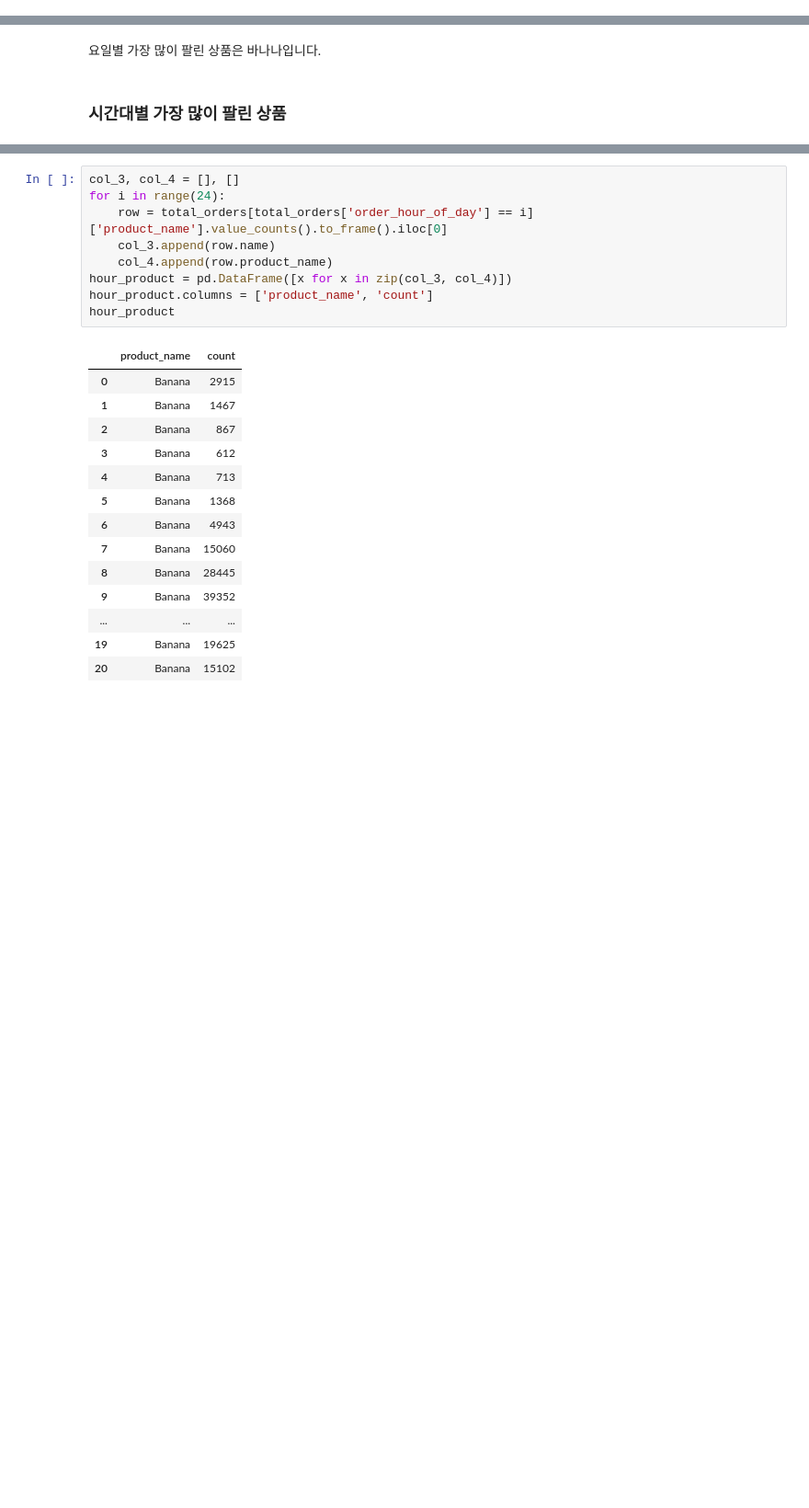
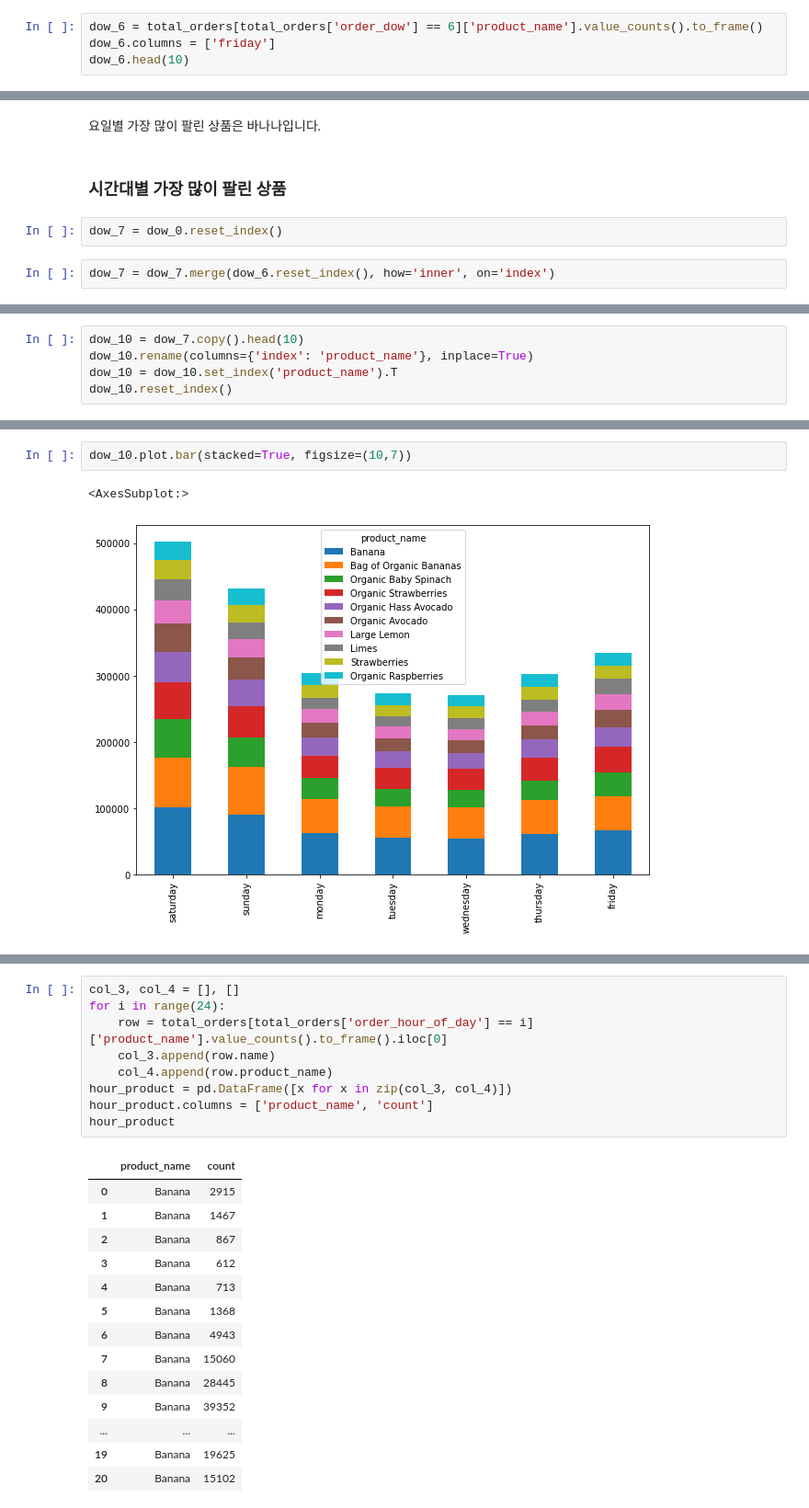
Before and after one commit to Chatti5115/aiffel_dataton, a Jupyter notebook: [D-01]Instacart.ipynb, the cells around one changed output, grey strips where cells are left out. Shown at 92% size. Drawn from its saved outputs; the diff is of its cells as text; blank space fills up the shorter version.

```diff
--- a/[D-01]Instacart.ipynb
+++ b/[D-01]Instacart.ipynb
@@ -260,0 +377,4 @@ dow_product
+# %%
+dow_6 = total_orders[total_orders['order_dow'] == 6]['product_name'].value_counts().to_frame()
+dow_6.columns = ['friday']
+dow_6.head(10)
@@ -262,3 +394,7 @@ dow_product
 요일별 가장 많이 팔린 상품은 바나나입니다.
 # %% [markdown]
 ### 시간대별 가장 많이 팔린 상품
+# %%
+dow_7 = dow_0.reset_index()
+# %%
+dow_7 = dow_7.merge(dow_6.reset_index(), how='inner', on='index')
@@ -264,0 +613,5 @@ dow_product
+# %%
+dow_10 = dow_7.copy().head(10)
+dow_10.rename(columns={'index': 'product_name'}, inplace=True)
+dow_10 = dow_10.set_index('product_name').T
+dow_10.reset_index()
@@ -264,0 +639,5 @@ dow_product
+# %%
+dow_10.plot.bar(stacked=True, figsize=(10,7))
+# %% [output]
+<AxesSubplot:>
+[figure, added]
```
Also changed, not shown: parts of 35 cells of this notebook.
